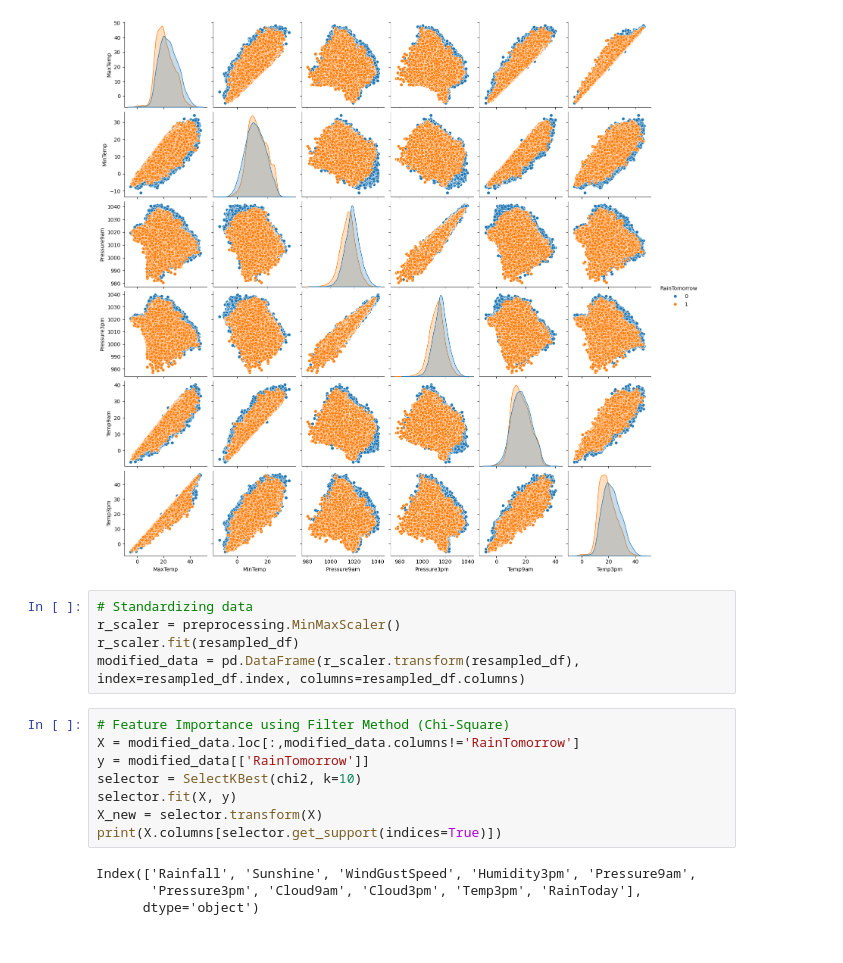
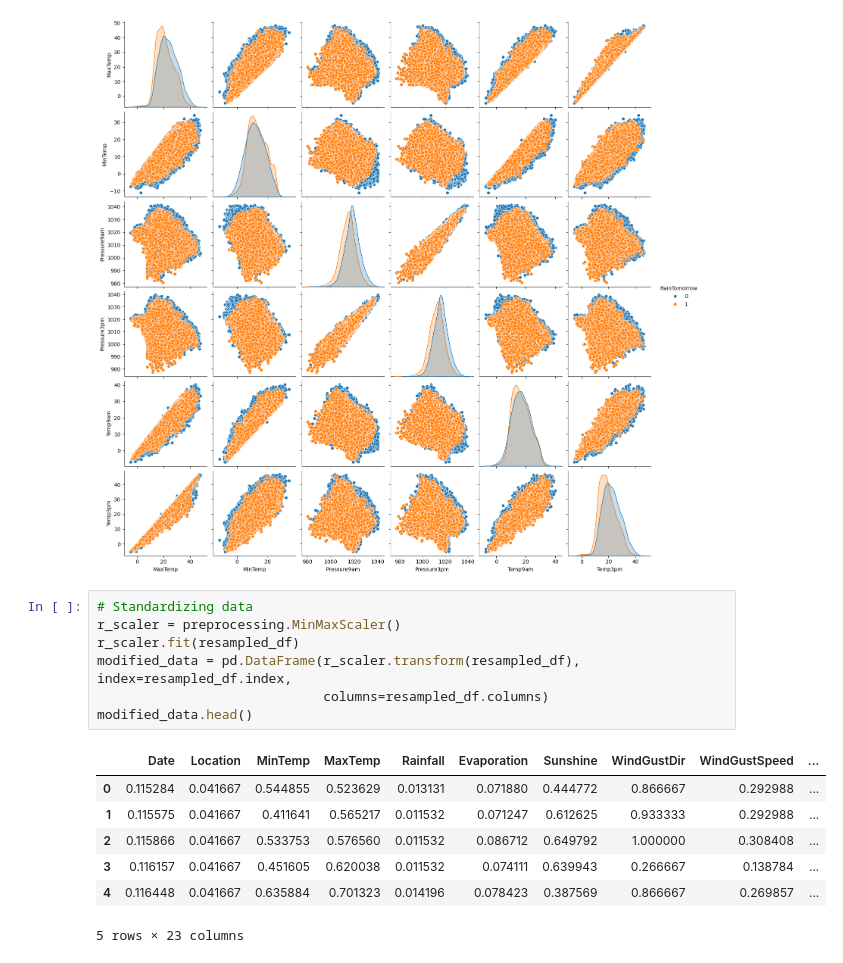
Before and after one commit to DonaJince/RainfallPrediction, a Jupyter notebook: RainfallPrediction.ipynb, the cells around one changed output. Saved outputs shown, nothing was run; the diff lists cells and outputs as text.

```diff
--- a/RainfallPrediction.ipynb
+++ b/RainfallPrediction.ipynb
@@ -188,17 +204,15 @@ sns.pairplot( data=resampled_df, vars=('MaxTemp','MinTemp','Pressure9am','Pressu
 # %%
 # Standardizing data
 r_scaler = preprocessing.MinMaxScaler()
 r_scaler.fit(resampled_df)
-modified_data = pd.DataFrame(r_scaler.transform(resampled_df), index=resampled_df.index, columns=resampled_df.columns)
+modified_data = pd.DataFrame(r_scaler.transform(resampled_df), index=resampled_df.index,
+                             columns=resampled_df.columns)
+modified_data.head()
+# %% [output]
+|  | Date | Location | MinTemp | MaxTemp | Rainfall | Evaporation | Sunshine | WindGustDir | WindGustSpeed | ... |
+| 0 | 0.115284 | 0.041667 | 0.544855 | 0.523629 | 0.013131 | 0.071880 | 0.444772 | 0.866667 | 0.292988 | ... |
+| 1 | 0.115575 | 0.041667 | 0.411641 | 0.565217 | 0.011532 | 0.071247 | 0.612625 | 0.933333 | 0.292988 | ... |
+| 2 | 0.115866 | 0.041667 | 0.533753 | 0.576560 | 0.011532 | 0.086712 | 0.649792 | 1.000000 | 0.308408 | ... |
+| 3 | 0.116157 | 0.041667 | 0.451605 | 0.620038 | 0.011532 | 0.074111 | 0.639943 | 0.266667 | 0.138784 | ... |
+| 4 | 0.116448 | 0.041667 | 0.635884 | 0.701323 | 0.014196 | 0.078423 | 0.387569 | 0.866667 | 0.269857 | ... |
+5 rows × 23 columns
-# %%
-# Feature Importance using Filter Method (Chi-Square)
-X = modified_data.loc[:,modified_data.columns!='RainTomorrow']
-y = modified_data[['RainTomorrow']]
-selector = SelectKBest(chi2, k=10)
-selector.fit(X, y)
-X_new = selector.transform(X)
-print(X.columns[selector.get_support(indices=True)])
-# %% [output]
-Index(['Rainfall', 'Sunshine', 'WindGustSpeed', 'Humidity3pm', 'Pressure9am',
-       'Pressure3pm', 'Cloud9am', 'Cloud3pm', 'Temp3pm', 'RainToday'],
-      dtype='object')
```
Also changed, not shown: parts of 19 cells of this notebook, 3 other files.
